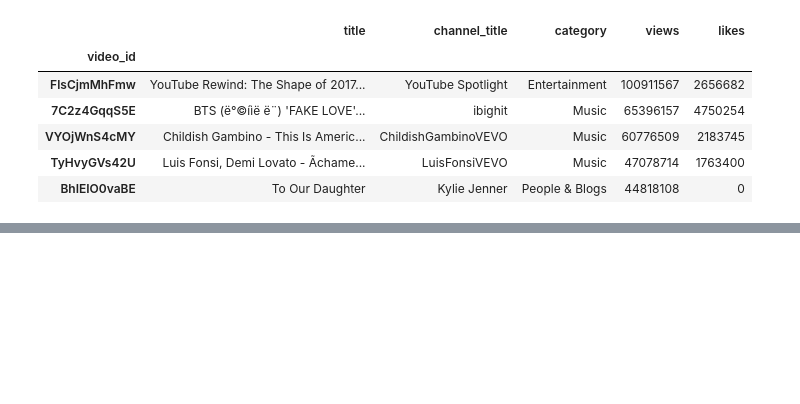
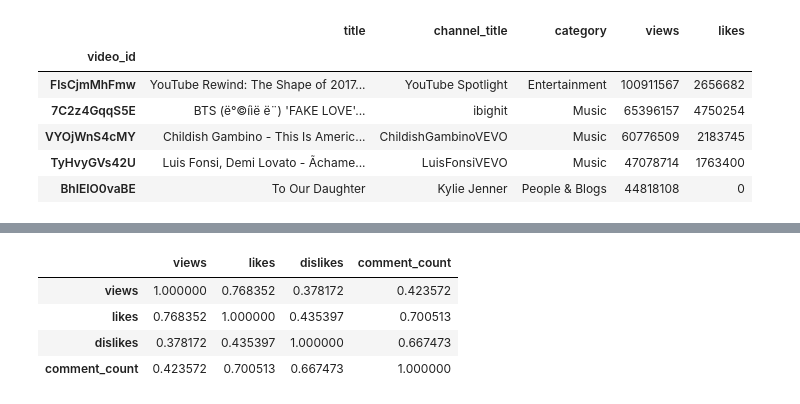
Before and after one commit to andrescab/Trending_Youtube_Videos, a Jupyter notebook: Data Cleaning.ipynb, the cells around one changed output, grey strips where cells are left out. Saved outputs shown, nothing was run; the diff lists cells and outputs as text; code cells hidden in the pictures; blank space fills up the shorter version.

```diff
--- a/Data Cleaning.ipynb
+++ b/Data Cleaning.ipynb
@@ -330,0 +436,10 @@ temporary[2][['title', 'channel_title', 'category', 'views', 'likes']]
+# %%
+col = ['views', 'likes', 'dislikes', 'comment_count']
+corr = combined_df[col].corr()
+corr
+# %% [output]
+|  | views | likes | dislikes | comment_count |
+| views | 1.000000 | 0.768352 | 0.378172 | 0.423572 |
+| likes | 0.768352 | 1.000000 | 0.435397 | 0.700513 |
+| dislikes | 0.378172 | 0.435397 | 1.000000 | 0.667473 |
+| comment_count | 0.423572 | 0.700513 | 0.667473 | 1.000000 |
```
Also changed, not shown: parts of 9 cells of this notebook.
